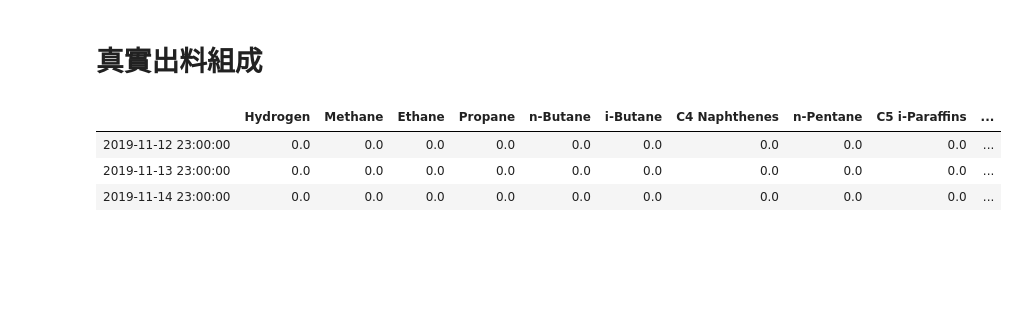
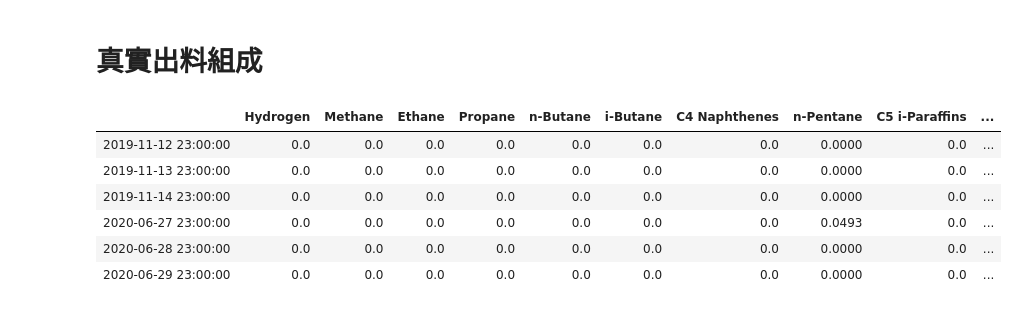
Before and after one commit to skywalker0803r/oil_project_20200424, a Jupyter notebook: notebook/ETL(現場數據).ipynb, the cells around one changed output. Cells and saved outputs as stored; diff of their text form; code cells hidden in the pictures; blank space fills up the shorter version.

```diff
--- a/notebook/ETL(現場數據).ipynb
+++ b/notebook/ETL(現場數據).ipynb
@@ -104,15 +105,18 @@ lim_idx = lim.index
 # %%
 lim = pd.read_excel('../data/phase_2/raw/other/lims data.xlsx',index_col=0,sheet_name='S201(重組進料33組成)')
 lim.columns = [*range(lim.shape[1])]
 lim.columns = lim.iloc[0,:].values
 lim = lim.iloc[1:,:]
 cols = [i.replace('Feed    ','') for i in lim.columns]
 lim.columns = cols
 重組組成 = lim[TR5433.y_col+['C6P- in Heart Cut (Input)']]
 重組組成 = 重組組成.astype('float32')
-重組組成.head(3)
+重組組成.head(3).append(重組組成.tail(3))
 # %% [output]
 |  | Hydrogen | Methane | Ethane | Propane | n-Butane | i-Butane | C4 Naphthenes | n-Pentane | C5 i-Paraffins | ... |
-| 2019-11-12 23:00:00 | 0.0 | 0.0 | 0.0 | 0.0 | 0.0 | 0.0 | 0.0 | 0.0 | 0.0 | ... |
-| 2019-11-13 23:00:00 | 0.0 | 0.0 | 0.0 | 0.0 | 0.0 | 0.0 | 0.0 | 0.0 | 0.0 | ... |
-| 2019-11-14 23:00:00 | 0.0 | 0.0 | 0.0 | 0.0 | 0.0 | 0.0 | 0.0 | 0.0 | 0.0 | ... |
+| 2019-11-12 23:00:00 | 0.0 | 0.0 | 0.0 | 0.0 | 0.0 | 0.0 | 0.0 | 0.0000 | 0.0 | ... |
+| 2019-11-13 23:00:00 | 0.0 | 0.0 | 0.0 | 0.0 | 0.0 | 0.0 | 0.0 | 0.0000 | 0.0 | ... |
+| 2019-11-14 23:00:00 | 0.0 | 0.0 | 0.0 | 0.0 | 0.0 | 0.0 | 0.0 | 0.0000 | 0.0 | ... |
+| 2020-06-27 23:00:00 | 0.0 | 0.0 | 0.0 | 0.0 | 0.0 | 0.0 | 0.0 | 0.0493 | 0.0 | ... |
+| 2020-06-28 23:00:00 | 0.0 | 0.0 | 0.0 | 0.0 | 0.0 | 0.0 | 0.0 | 0.0000 | 0.0 | ... |
+| 2020-06-29 23:00:00 | 0.0 | 0.0 | 0.0 | 0.0 | 0.0 | 0.0 | 0.0 | 0.0000 | 0.0 | ... |
```
Also changed, not shown: parts of 11 cells of this notebook.
